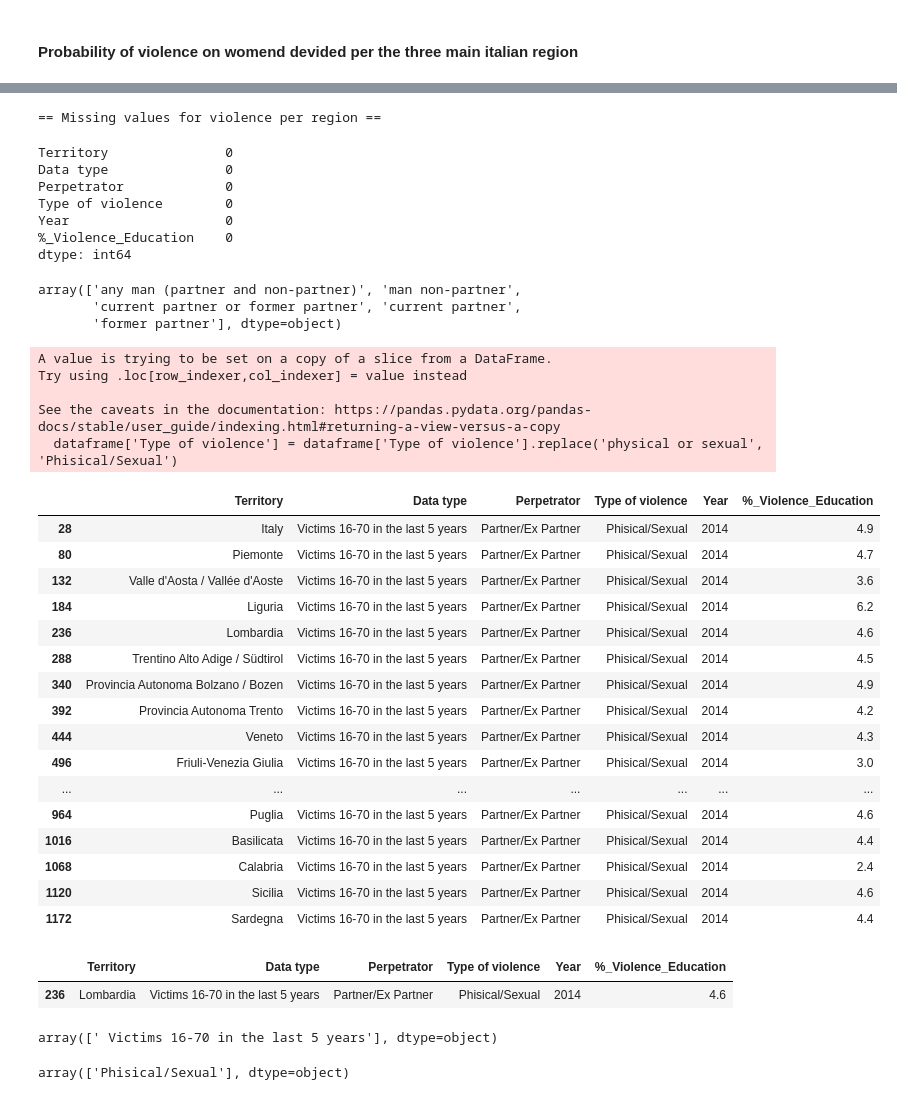
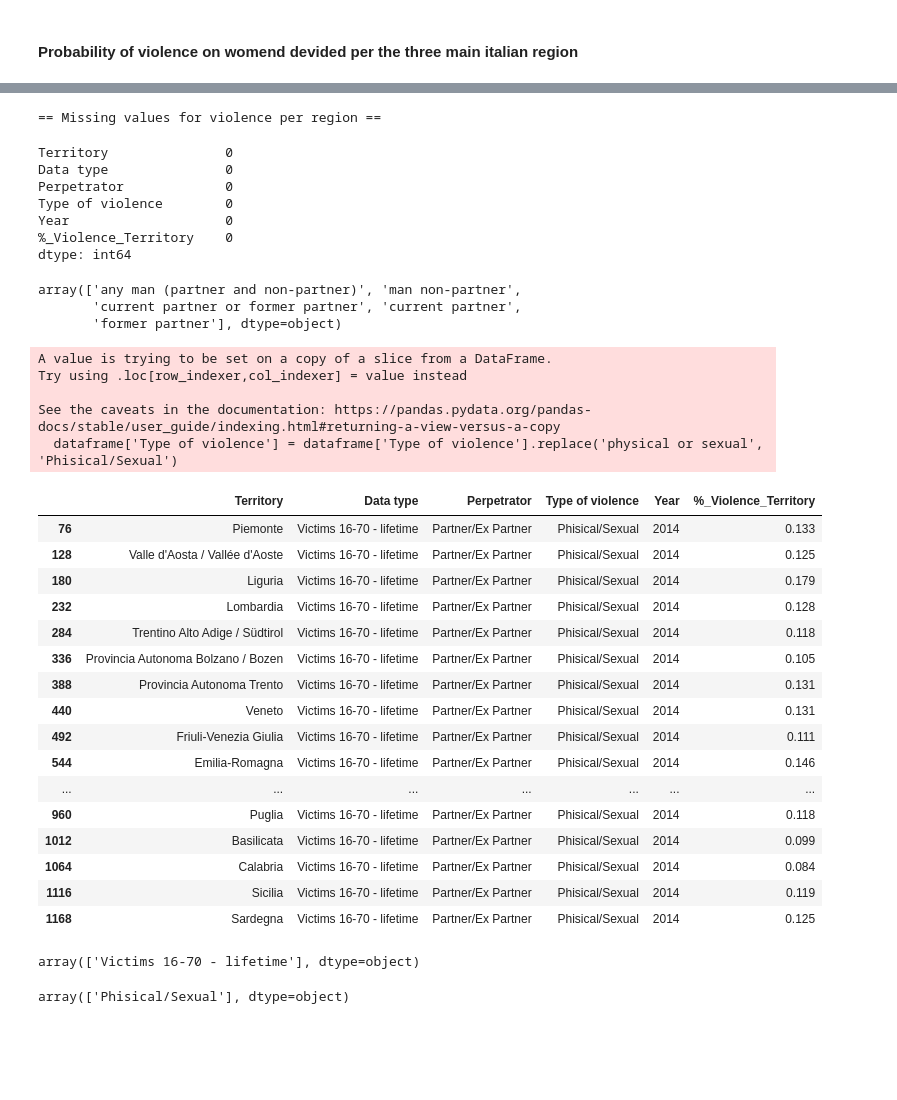
Before and after one commit to Cecilia8989/PfDA_Assignement, a Jupyter notebook: PfDA_Project_1.ipynb, the cells around one changed output, grey strips where cells are left out. Drawn from its saved outputs; the diff is of its cells as text; code cells hidden in the pictures; blank space fills up the shorter version.

```diff
--- a/PfDA_Project_1.ipynb
+++ b/PfDA_Project_1.ipynb
@@ -29,7 +29,10 @@ columns_to_be_removed = ['ITTER107', 'TIPO_DATO_VIOLENZA', 'TIPOAUT', 'TIPOVIOLE
 violence_per_region = violence_per_region.drop(columns=columns_to_be_removed)
 
 # Renaming columns in a Pandas DataFrame
-violence_per_region.rename(columns={"TIME": "Year", 'Value':'%_Violence_Education'},inplace=True)
+violence_per_region.rename(columns={"TIME": "Year", 'Value':'%_Violence_Territory'},inplace=True)
+
+#Modify format of the % of violence
+violence_per_region['%_Violence_Territory'] = violence_per_region['%_Violence_Territory']/100
 
 violence_per_region
 # %% [output]
@@ -58,7 +61,7 @@ Data type               0
 Perpetrator             0
 Type of violence        0
 Year                    0
-%_Violence_Education    0
+%_Violence_Territory    0
 dtype: int64
 # %%
 violence_per_region['Perpetrator'].unique()
@@ -70,64 +73,59 @@ array(['any man (partner and non-partner)', 'man non-partner',
 # function to filter the dataset in the columnc 'Pepetrators' and 'Datatype'
 def filter_and_replace(dataframe):
     # Filter for rows where 'Type of violence' is 'physical or sexual'
     dataframe = dataframe[dataframe['Type of violence'] == 'physical or sexual']
 
     # Replace 'current partner or former partner' with 'Partner/Ex Partner' in the 'Perpetrator' column
     dataframe['Type of violence'] = dataframe['Type of violence'].replace('physical or sexual', 'Phisical/Sexual')
 
     # Filter for rows where 'Perpetrator' is 'current partner or former partner'
     dataframe = dataframe[dataframe['Perpetrator'] == 'current partner or former partner']
 
     # Replace 'current partner or former partner' with 'Partner/Ex Partner' in the 'Perpetrator' column
     dataframe['Perpetrator'] = dataframe['Perpetrator'].replace('current partner or former partner', 'Partner/Ex Partner')
 
     # Filter for rows where 'Data type' matches a specific condition
-    dataframe = dataframe[dataframe['Data type'] == 'women aged 16-70 years who have suffered violence in the past 5 years (% of ever-partnered women 16-70 years)']
+    dataframe = dataframe[dataframe['Data type'] == 'women aged 16-70 years who have suffered violence lifetime (% of ever-partnered women 16-70 years)']
 
-        # Replace 'current partner or former partner' with 'Partner/Ex Partner' in the 'Perpetrator' column
-    dataframe['Data type'] = dataframe['Data type'].replace('women aged 16-70 years who have suffered violence in the past 5 years (% of ever-partnered women 16-70 years)', ' Victims 16-70 in the last 5 years')
+    # Replace 'current partner or former partner' with 'Partner/Ex Partner' in the 'Perpetrator' column
+    dataframe['Data type'] = dataframe['Data type'].replace('women aged 16-70 years who have suffered violence lifetime (% of ever-partnered women 16-70 years)', 'Victims 16-70 - lifetime')
 
     return dataframe
 
 violence_per_region = filter_and_replace(violence_per_region)
 
+violence_per_region =violence_per_region.loc[violence_per_region ['Territory'] != 'Italy']
+
 # Filter for rows where 'Perpetrator' is 'current partner or former partner'
 #violence_per_region = violence_per_region.loc[violence_per_region['Perpetrator'] == 'current partner or former partner']
 violence_per_region
 # %% [output]
 A value is trying to be set on a copy of a slice from a DataFrame.
 Try using .loc[row_indexer,col_indexer] = value instead
 
 See the caveats in the documentation: https://pandas.pydata.org/pandas-docs/stable/user_guide/indexing.html#returning-a-view-versus-a-copy
   dataframe['Type of violence'] = dataframe['Type of violence'].replace('physical or sexual', 'Phisical/Sexual')
-|  | Territory | Data type | Perpetrator | Type of violence | Year | %_Violence_Education |
-| 28 | Italy | Victims 16-70 in the last 5 years | Partner/Ex Partner | Phisical/Sexual | 2014 | 4.9 |
-| 80 | Piemonte | Victims 16-70 in the last 5 years | Partner/Ex Partner | Phisical/Sexual | 2014 | 4.7 |
-| 132 | Valle d'Aosta / Vallée d'Aoste | Victims 16-70 in the last 5 years | Partner/Ex Partner | Phisical/Sexual | 2014 | 3.6 |
-| 184 | Liguria | Victims 16-70 in the last 5 years | Partner/Ex Partner | Phisical/Sexual | 2014 | 6.2 |
-| 236 | Lombardia | Victims 16-70 in the last 5 years | Partner/Ex Partner | Phisical/Sexual | 2014 | 4.6 |
-| 288 | Trentino Alto Adige / Südtirol | Victims 16-70 in the last 5 years | Partner/Ex Partner | Phisical/Sexual | 2014 | 4.5 |
-| 340 | Provincia Autonoma Bolzano / Bozen | Victims 16-70 in the last 5 years | Partner/Ex Partner | Phisical/Sexual | 2014 | 4.9 |
-| 392 | Provincia Autonoma Trento | Victims 16-70 in the last 5 years | Partner/Ex Partner | Phisical/Sexual | 2014 | 4.2 |
-| 444 | Veneto | Victims 16-70 in the last 5 years | Partner/Ex Partner | Phisical/Sexual | 2014 | 4.3 |
-| 496 | Friuli-Venezia Giulia | Victims 16-70 in the last 5 years | Partner/Ex Partner | Phisical/Sexual | 2014 | 3.0 |
+|  | Territory | Data type | Perpetrator | Type of violence | Year | %_Violence_Territory |
+| 76 | Piemonte | Victims 16-70 - lifetime | Partner/Ex Partner | Phisical/Sexual | 2014 | 0.133 |
+| 128 | Valle d'Aosta / Vallée d'Aoste | Victims 16-70 - lifetime | Partner/Ex Partner | Phisical/Sexual | 2014 | 0.125 |
+| 180 | Liguria | Victims 16-70 - lifetime | Partner/Ex Partner | Phisical/Sexual | 2014 | 0.179 |
+| 232 | Lombardia | Victims 16-70 - lifetime | Partner/Ex Partner | Phisical/Sexual | 2014 | 0.128 |
+| 284 | Trentino Alto Adige / Südtirol | Victims 16-70 - lifetime | Partner/Ex Partner | Phisical/Sexual | 2014 | 0.118 |
+| 336 | Provincia Autonoma Bolzano / Bozen | Victims 16-70 - lifetime | Partner/Ex Partner | Phisical/Sexual | 2014 | 0.105 |
+| 388 | Provincia Autonoma Trento | Victims 16-70 - lifetime | Partner/Ex Partner | Phisical/Sexual | 2014 | 0.131 |
+| 440 | Veneto | Victims 16-70 - lifetime | Partner/Ex Partner | Phisical/Sexual | 2014 | 0.131 |
+| 492 | Friuli-Venezia Giulia | Victims 16-70 - lifetime | Partner/Ex Partner | Phisical/Sexual | 2014 | 0.111 |
+| 544 | Emilia-Romagna | Victims 16-70 - lifetime | Partner/Ex Partner | Phisical/Sexual | 2014 | 0.146 |
 | ... | ... | ... | ... | ... | ... | ... |
-| 964 | Puglia | Victims 16-70 in the last 5 years | Partner/Ex Partner | Phisical/Sexual | 2014 | 4.6 |
-| 1016 | Basilicata | Victims 16-70 in the last 5 years | Partner/Ex Partner | Phisical/Sexual | 2014 | 4.4 |
-| 1068 | Calabria | Victims 16-70 in the last 5 years | Partner/Ex Partner | Phisical/Sexual | 2014 | 2.4 |
-| 1120 | Sicilia | Victims 16-70 in the last 5 years | Partner/Ex Partner | Phisical/Sexual | 2014 | 4.6 |
-| 1172 | Sardegna | Victims 16-70 in the last 5 years | Partner/Ex Partner | Phisical/Sexual | 2014 | 4.4 |
+| 960 | Puglia | Victims 16-70 - lifetime | Partner/Ex Partner | Phisical/Sexual | 2014 | 0.118 |
+| 1012 | Basilicata | Victims 16-70 - lifetime | Partner/Ex Partner | Phisical/Sexual | 2014 | 0.099 |
+| 1064 | Calabria | Victims 16-70 - lifetime | Partner/Ex Partner | Phisical/Sexual | 2014 | 0.084 |
+| 1116 | Sicilia | Victims 16-70 - lifetime | Partner/Ex Partner | Phisical/Sexual | 2014 | 0.119 |
+| 1168 | Sardegna | Victims 16-70 - lifetime | Partner/Ex Partner | Phisical/Sexual | 2014 | 0.125 |
-# %%
-# Filter for rows where 'Territory' is not 'Italy'
-violence_per_region = violence_per_region.loc[violence_per_region['Territory'] != 'Italy']
-violence_per_region.loc[violence_per_region['Territory'] == 'Lombardia']
-# %% [output]
-|  | Territory | Data type | Perpetrator | Type of violence | Year | %_Violence_Education |
-| 236 | Lombardia | Victims 16-70 in the last 5 years | Partner/Ex Partner | Phisical/Sexual | 2014 | 4.6 |
 # %%
 violence_per_region['Data type'].unique()
 # %% [output]
-array([' Victims 16-70 in the last 5 years'], dtype=object)
+array(['Victims 16-70 - lifetime'], dtype=object)
 # %%
 violence_per_region['Type of violence'].unique()
 # %% [output]
```
Also changed, not shown: parts of 44 cells of this notebook.
